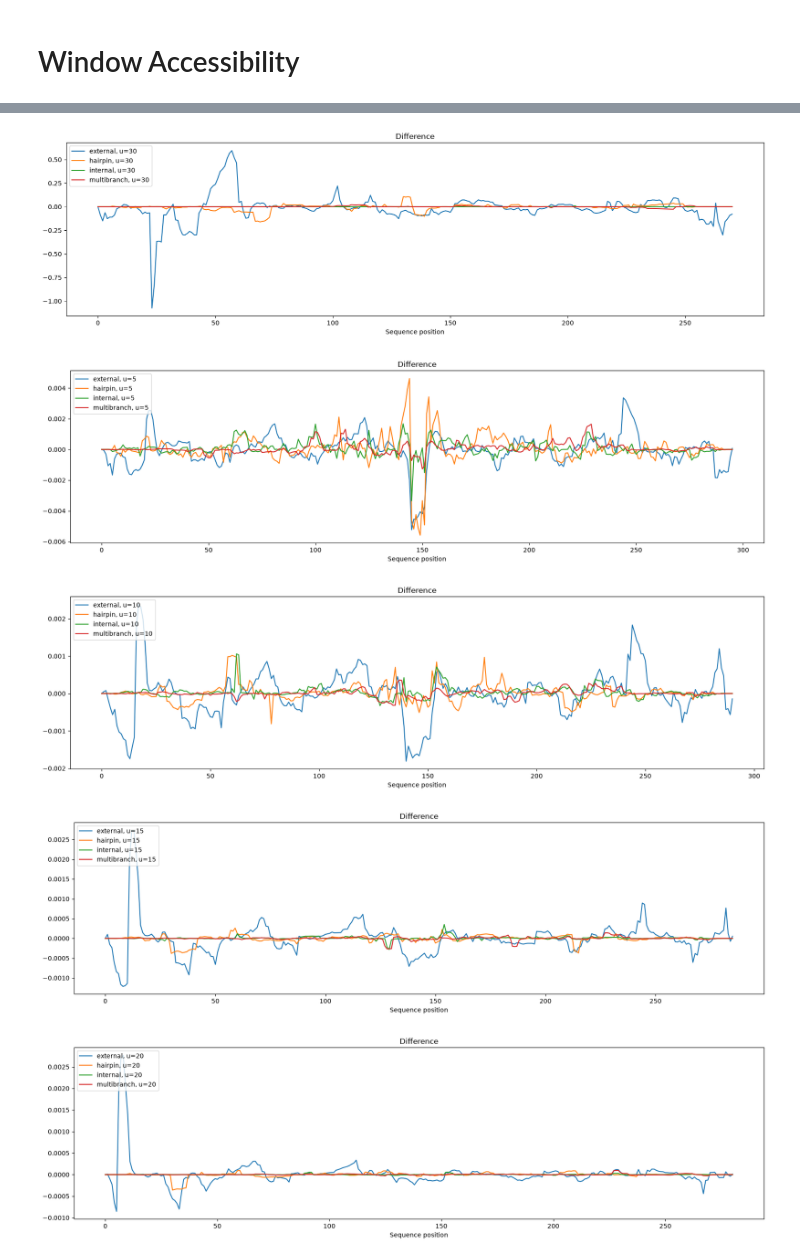
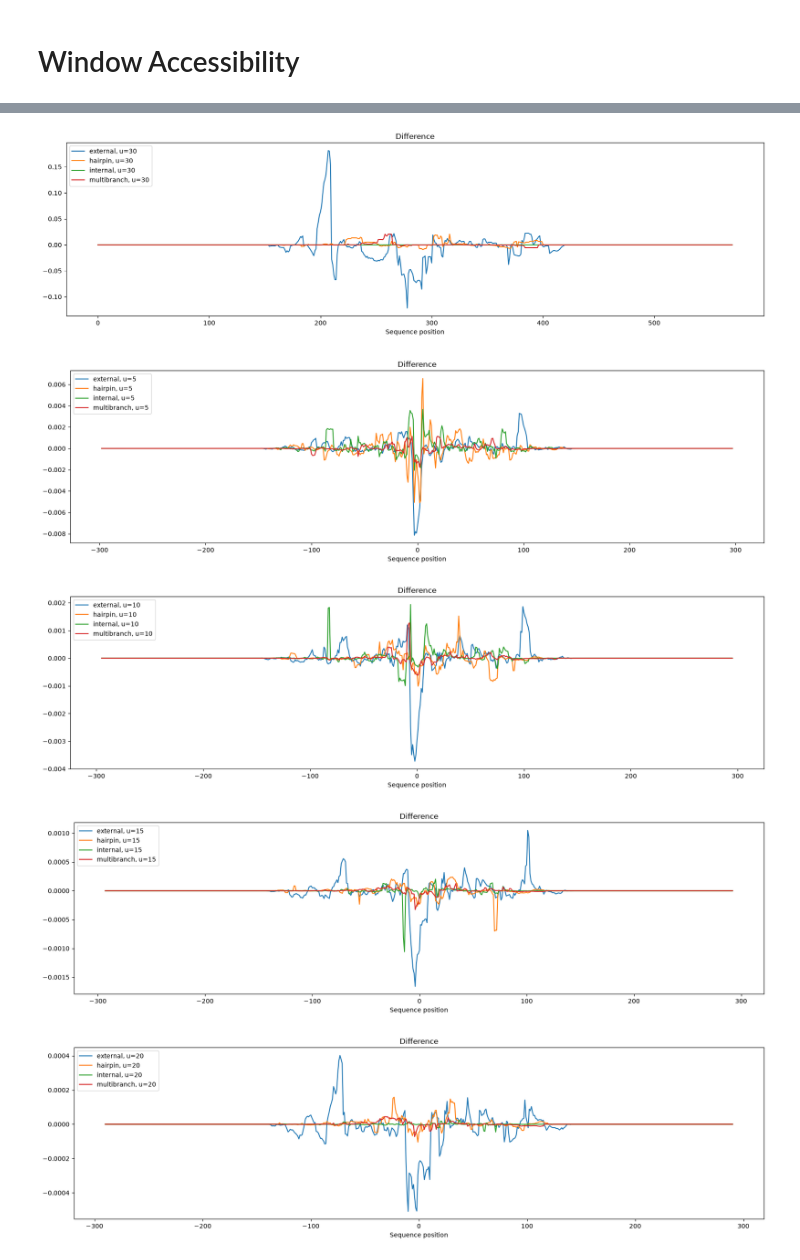
Before and after one commit to estchd/bio-prak, a Jupyter notebook: Praktikum.ipynb, the cells around one changed output, grey strips where cells are left out. Cells and saved outputs as stored; diff of their text form; code cells hidden in the pictures.

```diff
--- a/Praktikum.ipynb
+++ b/Praktikum.ipynb
@@ -413,7 +581,7 @@ modified_regions = list(filter(filter_entry, map(map_entry, file)))
 
 num_modified_regions = len(modified_regions)
 
-local_sequence_size = (2 * windowsize) - 1
+local_sequence_size = (4 * windowsize) - 1
 
 accumulated_diff_data = {}
 
@@ -427,19 +595,19 @@ print(num_modified_regions)
 total_mods = 0
 for region_name, sequence, modifications in modified_regions:
     for i in range(len(modifications)):
-        if i > 0 and (modifications[i] - modifications[i - 1]) < windowsize:
+        if i > 0 and (modifications[i] - modifications[i - 1]) < 2*windowsize:
             continue
-        if i < (len(modifications) - 2) and (modifications[i + 1] - modifications[i]) < windowsize:
+        if i < (len(modifications) - 2) and (modifications[i + 1] - modifications[i]) < 2*windowsize:
             continue
 
         modification = modifications[i]
 
-        start = modification - windowsize
+        start = modification - 2*windowsize
 
         if start < 0:
             continue
 
-        end = modification + windowsize - 1
+        end = modification + 2*windowsize - 1
 
         if end > len(sequence):
             continue
@@ -499,7 +655,8 @@ for footprint in average_diff_data:
     fig, axs = plt.subplots(figsize = (20, 5))
 
     for looptype, values in average_diff_data[footprint].items():
-        axs.plot([i for i in range(len(values))], values, label = "{}, u={:d}".format(looptypes[looptype], footprint))
+        half_length = int(len(values) / 2)
+        axs.plot([i - half_length for i in range(len(values))], values, label = "{}, u={:d}".format(looptypes[looptype], footprint))
     axs.set_title("Difference")
     axs.set_xlabel("Sequence position")
     axs.legend(loc="upper left")
@@ -512,5 +669,5 @@ for footprint in average_diff_data:
-[figure, old version]
+[figure, new version]
-[figure, old version]
+[figure, new version]
-[figure, old version]
+[figure, new version]
-[figure, old version]
+[figure, new version]
-[figure, old version]
+[figure, new version]
```
Also changed, not shown: parts of 7 cells of this notebook.
